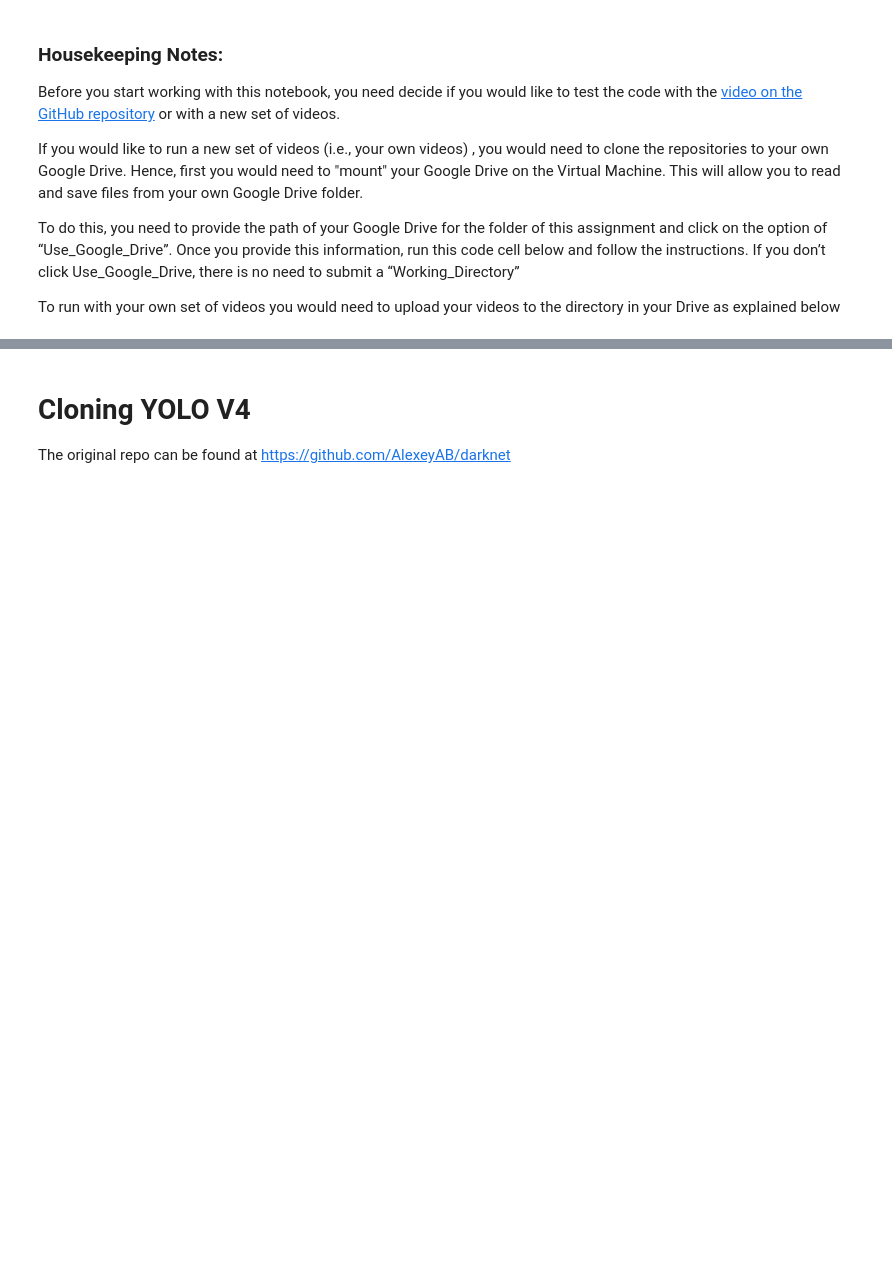
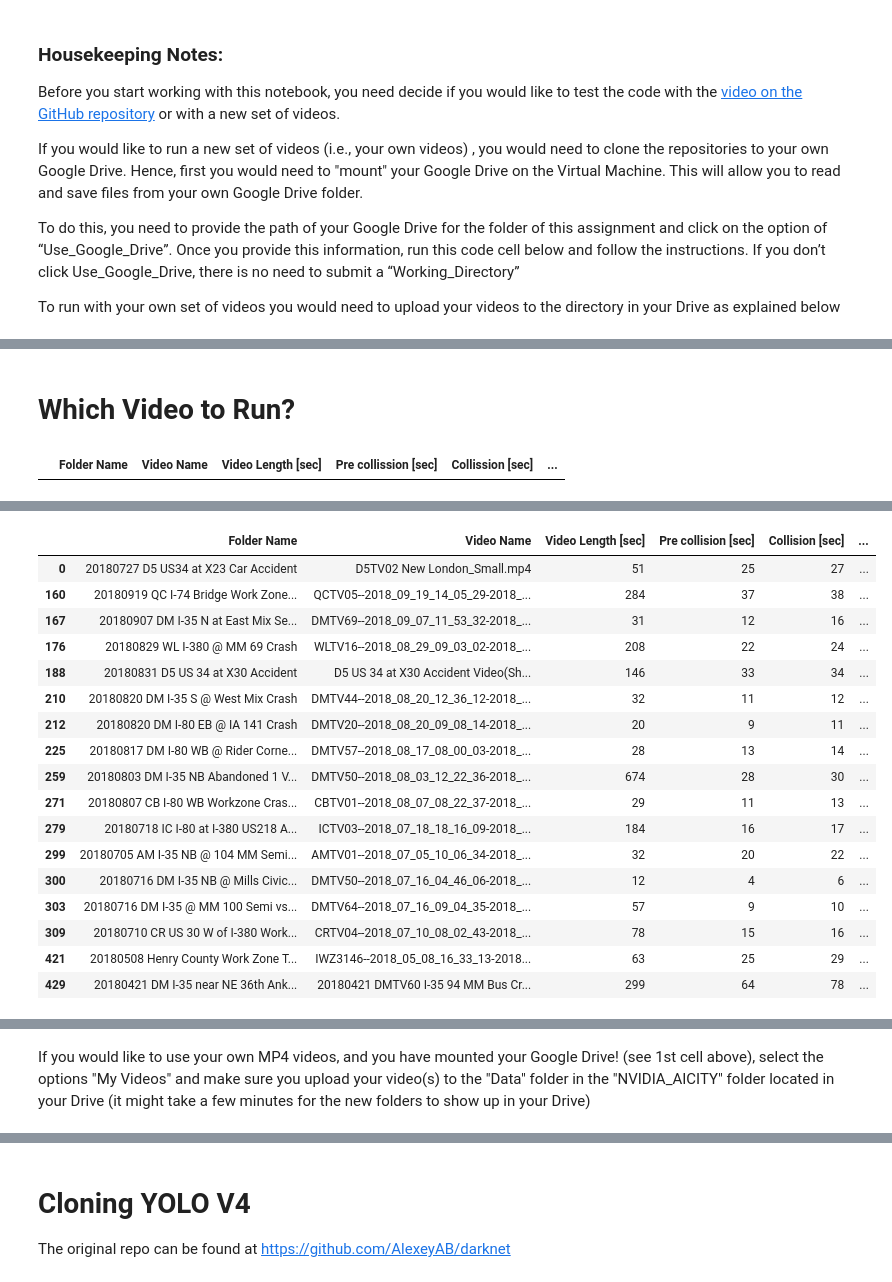
Before and after one commit to Mandroide/Traffic_Accident_Detection, a Jupyter notebook: Anomaly_Detection_Models/Fast_Unsupervised_Anomaly_Detection_Traffic_Videos_Implementation.ipynb, the cells around one changed output, grey strips where cells are left out. Saved outputs shown, nothing was run; the diff lists cells and outputs as text; code cells hidden in the pictures; blank space fills up the shorter version.

```diff
--- a/Anomaly_Detection_Models/Fast_Unsupervised_Anomaly_Detection_Traffic_Videos_Implementation.ipynb
+++ b/Anomaly_Detection_Models/Fast_Unsupervised_Anomaly_Detection_Traffic_Videos_Implementation.ipynb
@@ -63,0 +100,9 @@ clear_output()
+# %%
+import pandas as pd
+from IPython.display import display
+#@title Load worksheets
+worksheets = spreadsheet.worksheets()
+dfs = {}
+for ws in worksheets:
+  year = int(ws.title.split()[0])
+  dfs[year] = pd.DataFrame(ws.get_all_records())
@@ -63,0 +195,23 @@ clear_output()
+# %%
+import math
+
+
+for year in dfs.keys():
+  # Replace empty values with NaN
+  dfs[year].replace("", math.nan, inplace=True)
+  dfs[year].replace("NA", math.nan, inplace=True)
+
+  # Drop NaN values.
+  columns = dfs[year].columns
+  dfs[year].columns = pd.RangeIndex(0, len(columns))
+  dfs[year].dropna(subset=[7, 8, 9], inplace=True)
+
+  # Drop unnecessary columns
+  dfs[year].columns = columns
+  dfs[year].drop(columns=list(dfs[year].columns[0:3]) + [dfs[year].columns[5]]
+                 + list(dfs[year].columns[10:]), inplace=True)
+  dfs[year] = dfs[year].astype(int, errors="ignore")
+
+for year, df in dfs.items():
+  display(df)
+  print(df.dtypes)
@@ -63,0 +319,11 @@ clear_output()
+# %% [markdown]
+# Which Video to Run?
+# %%
+# To test this quickly, only videos with length of less than 1000 seconds will be used.
+for year, df in dfs.items():
+  #df = dfs[year][dfs[year].iloc[2] < 1000]
+  select_length = df.loc[df["Video Length [sec]"] < 1000]
+  display(select_length)
+  dfs[year] = select_length
+# %% [output]
+|  | Folder Name | Video Name | Video Length [sec] | Pre collission [sec] | Collission [sec] | ... |
@@ -63,0 +347,18 @@ clear_output()
+|  | Folder Name | Video Name | Video Length [sec] | Pre collision [sec] | Collision [sec] | ... |
+| 0 | 20180727 D5 US34 at X23 Car Accident | D5TV02 New London_Small.mp4 | 51 | 25 | 27 | ... |
+| 160 | 20180919 QC I-74 Bridge Work Zone... | QCTV05--2018_09_19_14_05_29-2018_... | 284 | 37 | 38 | ... |
+| 167 | 20180907 DM I-35 N at East Mix Se... | DMTV69--2018_09_07_11_53_32-2018_... | 31 | 12 | 16 | ... |
+| 176 | 20180829 WL I-380 @ MM 69 Crash | WLTV16--2018_08_29_09_03_02-2018_... | 208 | 22 | 24 | ... |
+| 188 | 20180831 D5 US 34 at X30 Accident | D5 US 34 at X30 Accident Video(Sh... | 146 | 33 | 34 | ... |
+| 210 | 20180820 DM I-35 S @ West Mix Crash | DMTV44--2018_08_20_12_36_12-2018_... | 32 | 11 | 12 | ... |
+| 212 | 20180820 DM I-80 EB @ IA 141 Crash | DMTV20--2018_08_20_09_08_14-2018_... | 20 | 9 | 11 | ... |
+| 225 | 20180817 DM I-80 WB @ Rider Corne... | DMTV57--2018_08_17_08_00_03-2018_... | 28 | 13 | 14 | ... |
+| 259 | 20180803 DM I-35 NB Abandoned 1 V... | DMTV50--2018_08_03_12_22_36-2018_... | 674 | 28 | 30 | ... |
+| 271 | 20180807 CB I-80 WB Workzone Cras... | CBTV01--2018_08_07_08_22_37-2018_... | 29 | 11 | 13 | ... |
+| 279 | 20180718 IC I-80 at I-380 US218 A... | ICTV03--2018_07_18_18_16_09-2018_... | 184 | 16 | 17 | ... |
+| 299 | 20180705 AM I-35 NB @ 104 MM Semi... | AMTV01--2018_07_05_10_06_34-2018_... | 32 | 20 | 22 | ... |
+| 300 | 20180716 DM I-35 NB @ Mills Civic... | DMTV50--2018_07_16_04_46_06-2018_... | 12 | 4 | 6 | ... |
+| 303 | 20180716 DM I-35 @ MM 100 Semi vs... | DMTV64--2018_07_16_09_04_35-2018_... | 57 | 9 | 10 | ... |
+| 309 | 20180710 CR US 30 W of I-380 Work... | CRTV04--2018_07_10_08_02_43-2018_... | 78 | 15 | 16 | ... |
+| 421 | 20180508 Henry County Work Zone T... | IWZ3146--2018_05_08_16_33_13-2018... | 63 | 25 | 29 | ... |
+| 429 | 20180421 DM I-35 near NE 36th Ank... | 20180421 DMTV60 I-35 94 MM Bus Cr... | 299 | 64 | 78 | ... |
@@ -63,0 +389,3 @@ clear_output()
+# %% [markdown]
+
+If you would like to use your own MP4 videos, and you have mounted your Google Drive! (see 1st cell above), select the options "My Videos" and make sure you upload your video(s) to the "Data" folder in the "NVIDIA_AICITY" folder located in your Drive (it might take a few minutes for the new folders to show up in your Drive)
```
Also changed, not shown: parts of 99 cells of this notebook.
